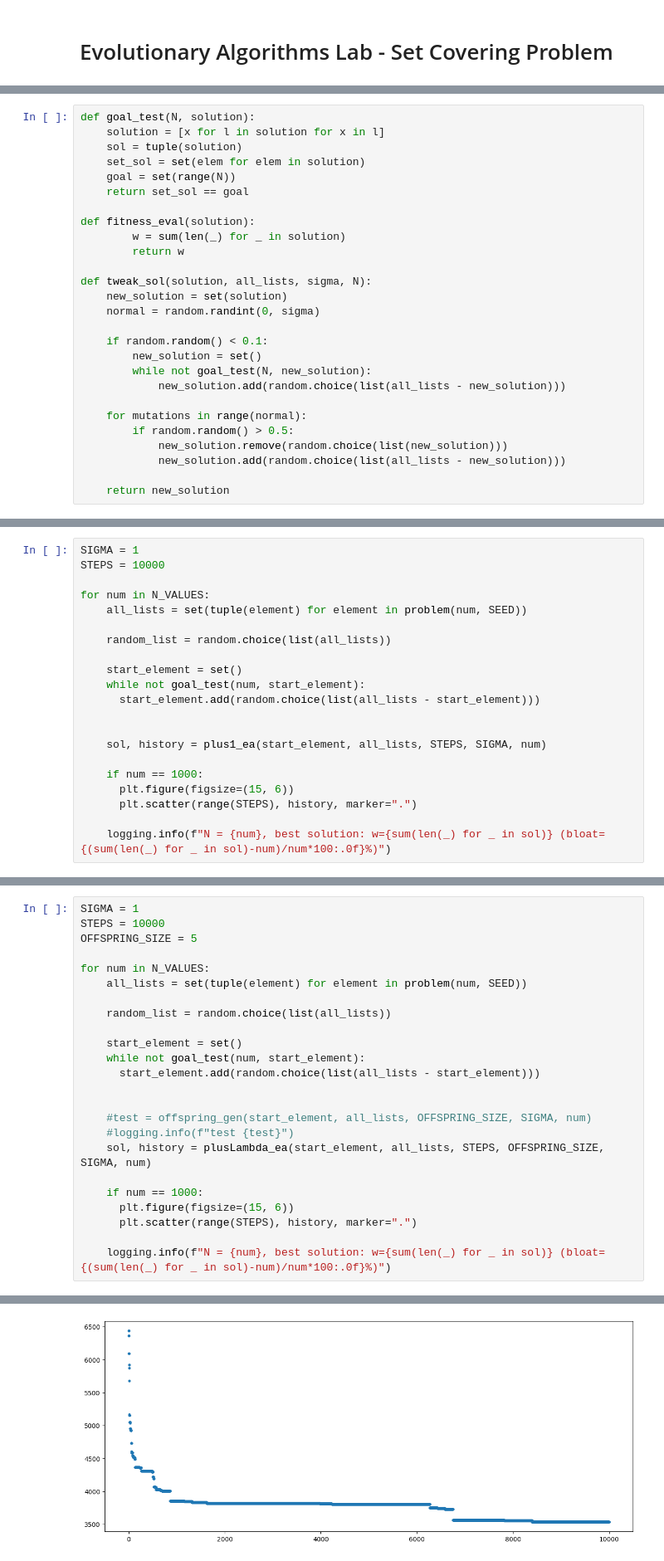
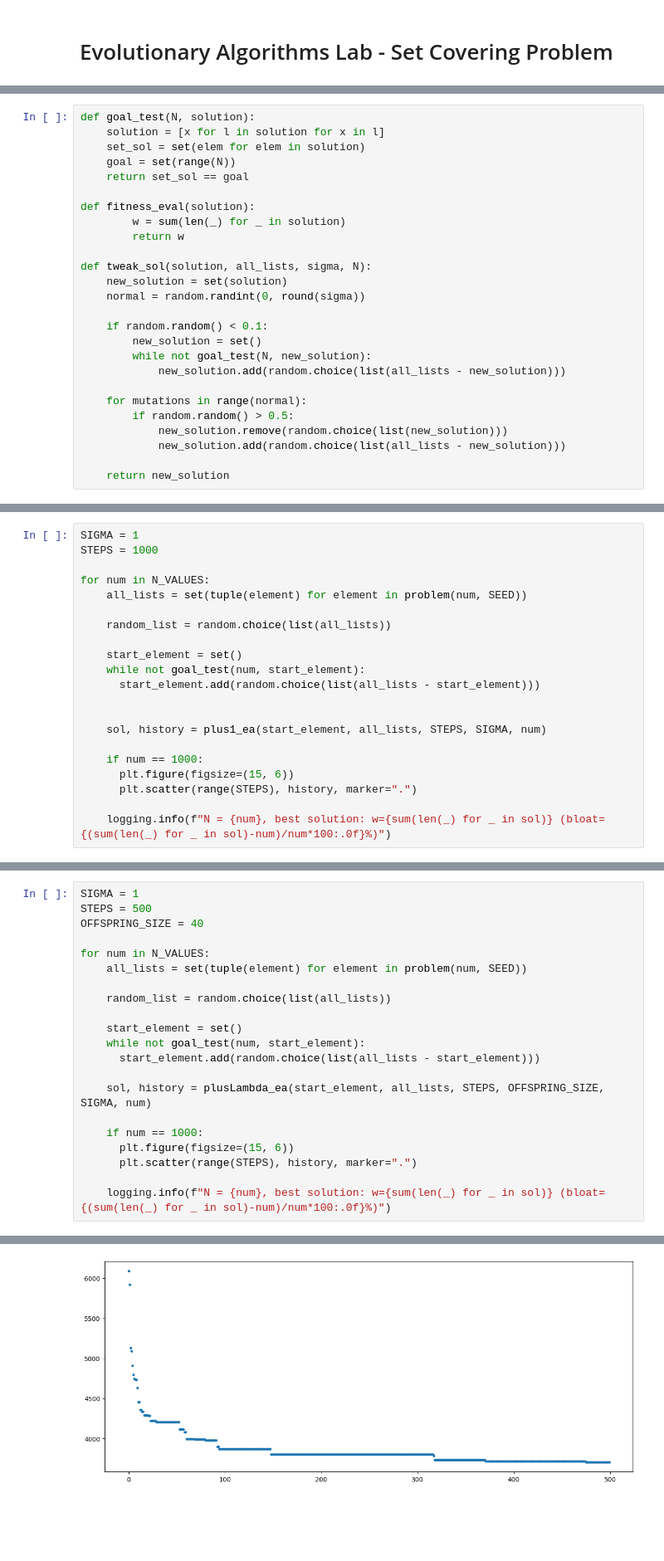
Before and after one commit to moDal7/Computational-Intelligence, a Jupyter notebook: lab2/lab2_sol.ipynb, the cells around one changed output, grey strips where cells are left out. Shown at 83% size. Drawn from its saved outputs; the diff is of its cells as text; blank space fills up the shorter version.

```diff
--- a/lab2/lab2_sol.ipynb
+++ b/lab2/lab2_sol.ipynb
@@ -30,7 +34,6 @@ Functions to use in all the algorithms.
 # %%
 def goal_test(N, solution):
     solution = [x for l in solution for x in l]
-    sol = tuple(solution)
     set_sol = set(elem for elem in solution)
     goal = set(range(N))
     return set_sol == goal
@@ -41,7 +44,7 @@ def fitness_eval(solution):
 
 def tweak_sol(solution, all_lists, sigma, N):
     new_solution = set(solution)
-    normal = random.randint(0, sigma)
+    normal = random.randint(0, round(sigma))
 
     if random.random() < 0.1:
         new_solution = set()
@@ -77,7 +81,7 @@ def plus1_ea(solution, all_lists, steps, sigma, n):
     return solution, history
 # %%
 SIGMA = 1
-STEPS = 10000
+STEPS = 1000
 
 for num in N_VALUES:
     all_lists = set(tuple(element) for element in problem(num, SEED))
@@ -139,8 +144,8 @@ def offspring_gen(parent, all_lists, offspring_size, sigma, N):
     return tuple(offspring)
 # %%
 SIGMA = 1
-STEPS = 10000
-OFFSPRING_SIZE = 5
+STEPS = 500
+OFFSPRING_SIZE = 40
 
 for num in N_VALUES:
     all_lists = set(tuple(element) for element in problem(num, SEED))
@@ -151,9 +156,6 @@ for num in N_VALUES:
     while not goal_test(num, start_element):
       start_element.add(random.choice(list(all_lists - start_element)))
 
-
-    #test = offspring_gen(start_element, all_lists, OFFSPRING_SIZE, SIGMA, num)
-    #logging.info(f"test {test}")
     sol, history = plusLambda_ea(start_element, all_lists, STEPS, OFFSPRING_SIZE, SIGMA, num)
 
     if num == 1000:
@@ -171 +173 @@ for num in N_VALUES:
-[figure, old version]
+[figure, new version]
```
Also changed, not shown: parts of 19 cells of this notebook, 1 other file.
